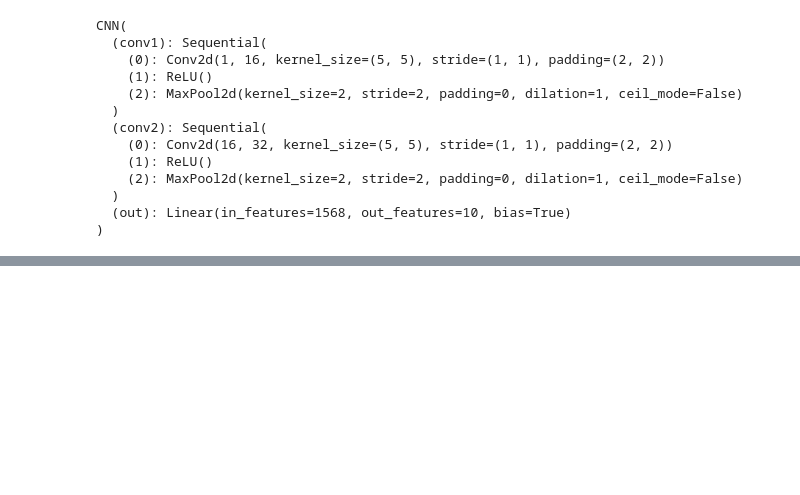
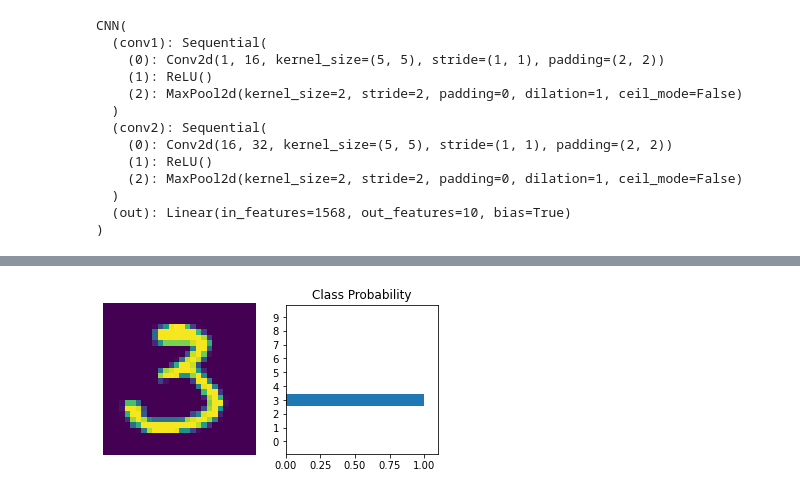
Before and after one commit to AndreaViviani89/CNN-MNIST-Challenge, a Jupyter notebook: cnn_mnist.ipynb, the cells around one changed output, grey strips where cells are left out. Saved outputs shown, nothing was run; the diff lists cells and outputs as text; code cells hidden in the pictures; blank space fills up the shorter version.

```diff
--- a/cnn_mnist.ipynb
+++ b/cnn_mnist.ipynb
@@ -79,3 +69,17 @@ plt.show()
+# %%
+def view_classify(img, ps):
+
+    ps = ps.cpu().data.numpy().squeeze()
+    img= img.cpu().data.numpy()
+    fig, (ax1, ax2) = plt.subplots(figsize=(6,9), ncols=2)
+    ax1.imshow(img.reshape(1, 28, 28).squeeze())
+    ax1.axis('off')
+    ax2.barh(np.arange(10), ps)
+    ax2.set_aspect(0.1)
+    ax2.set_yticks(np.arange(10))
+    ax2.set_yticklabels(np.arange(10))
+    ax2.set_title('Class Probability')
+    ax2.set_xlim(0, 1.1)
 # %% [markdown]
 ### CNN model
 # %%
@@ -96,9 +100,10 @@ class CNN(nn.Module):
         x = self.conv2(x)
         x = x.view(x.shape[0], -1)
         output = self.out(x)
-        return output, x
+        return output
 
 cnn = CNN()
+cnn.to(device)
 print(cnn)
 # %% [output]
 CNN(
@@ -116,0 +208,11 @@ CNN(
+# %%
+images, labels = next(iter(testloader))
+images=images.to(device)
+labels=labels.to(device)
+image=images[1]
+#images.resize_(images.shape[0], 1, 784)
+logits = cnn.forward(image.view(1,1,28,28))
+ps = F.softmax(logits, dim=1)
+view_classify(image.view(1, 28, 28), ps)
+# %% [output]
+[figure, added]
```
Also changed, not shown: parts of 10 cells of this notebook, 3 other files.
